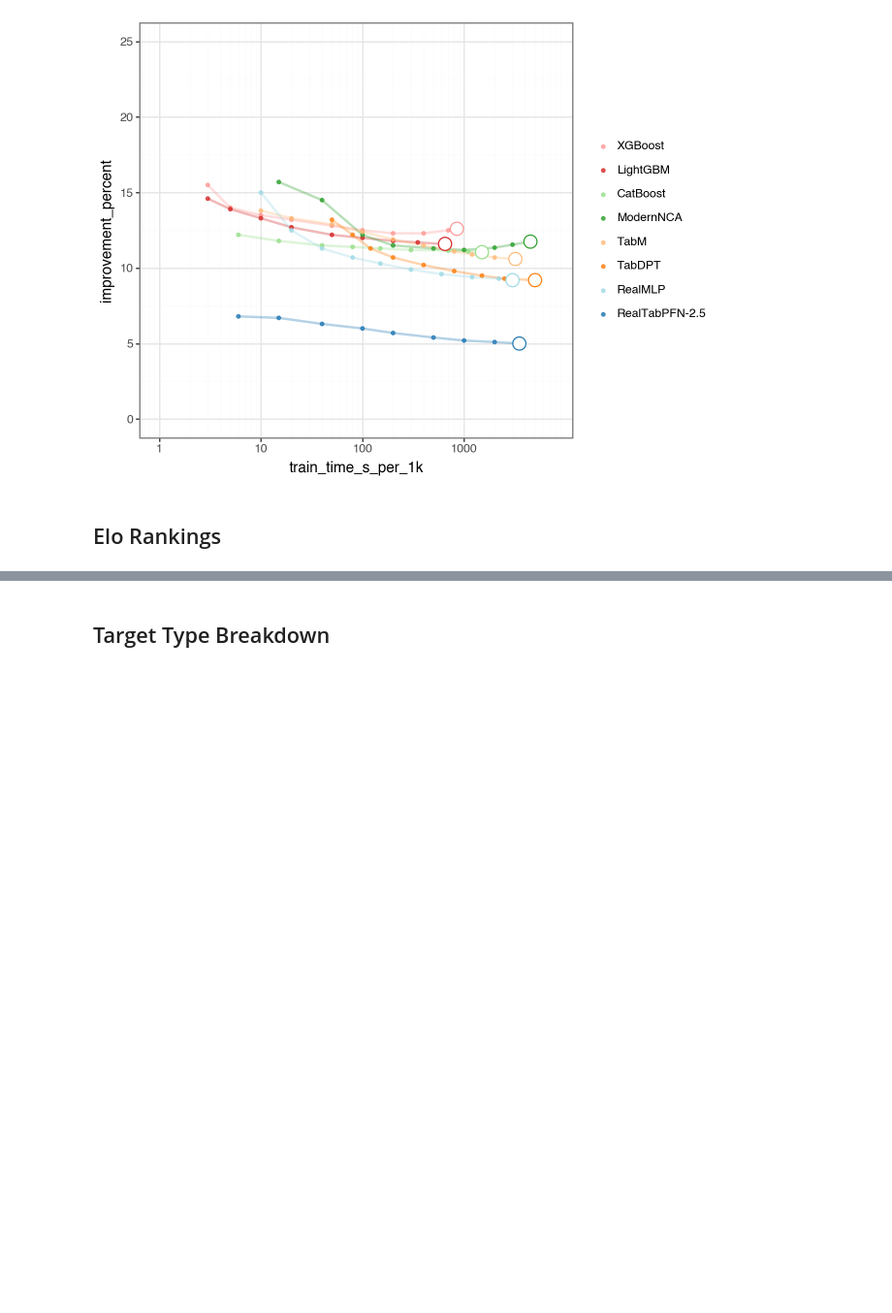
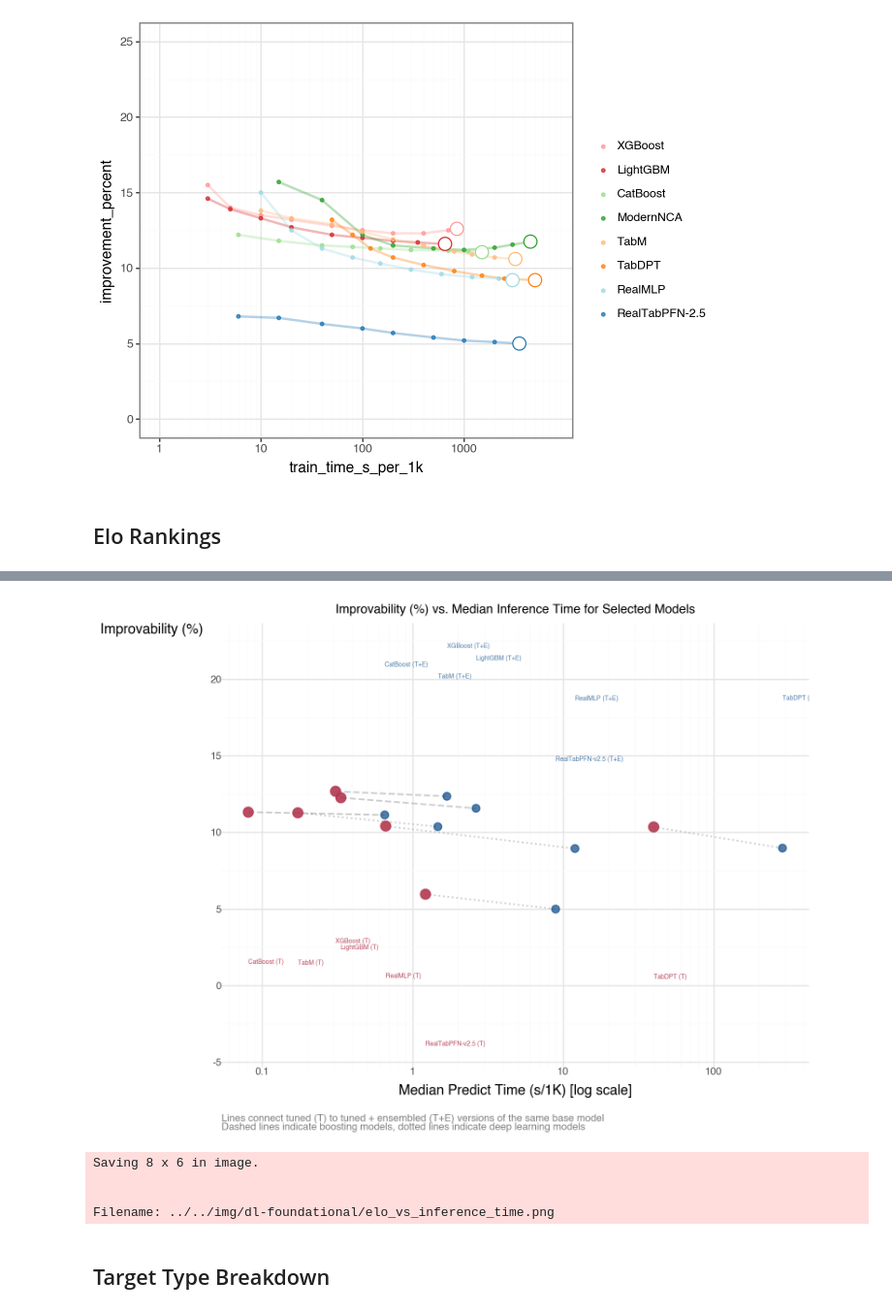
Before and after one commit to m-clark/m-clark.github.io, a Jupyter notebook: posts/2026-03-01-dl-for-tabular-foundational/explore_tabarena_and_img_gen.ipynb, the cells around one changed output, grey strips where cells are left out. Shown at 97% size. Saved outputs shown, nothing was run; the diff lists cells and outputs as text; code cells hidden in the pictures; blank space fills up the shorter version.

```diff
--- a/posts/2026-03-01-dl-for-tabular-foundational/explore_tabarena.ipynb
+++ b/posts/2026-03-01-dl-for-tabular-foundational/explore_tabarena_and_img_gen.ipynb
@@ -701,3 +975,16 @@ p.show()
+# %%
+p_elo = plot_tuned_vs_ensemble_inference(
+    target_col="Improvability (%)",
+    base_theme=theme_minimal
+)
+p_elo.show()
+p.save('../../img/dl-foundational/elo_vs_inference_time.png', dpi=300)
+# %% [output]
+[figure, added]
+Saving 8 x 6 in image.
+
+
+Filename: ../../img/dl-foundational/elo_vs_inference_time.png
 # %% [markdown]
 ## Target Type Breakdown
 # %%
```
Also changed, not shown: parts of 15 cells of this notebook, 6 other files.
